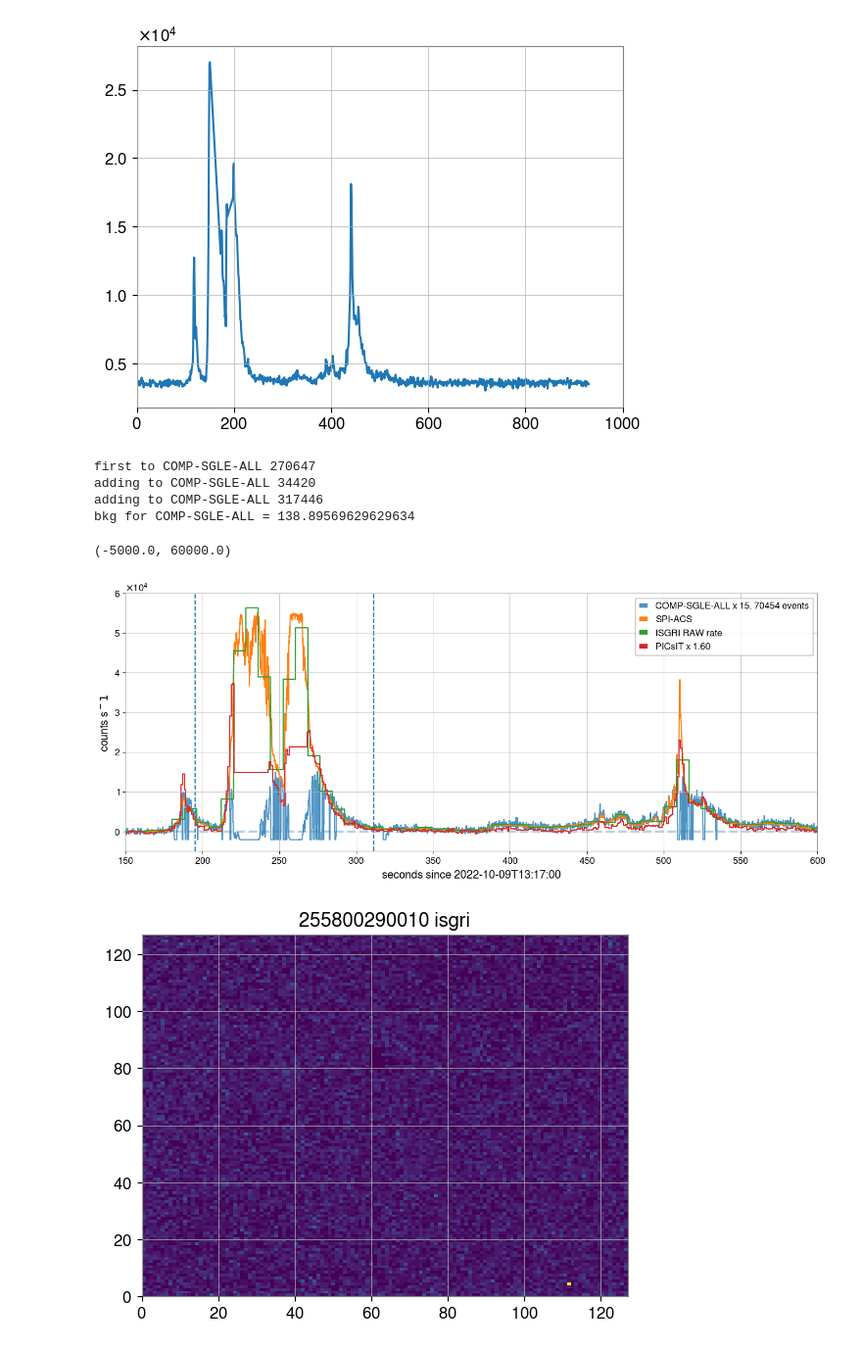
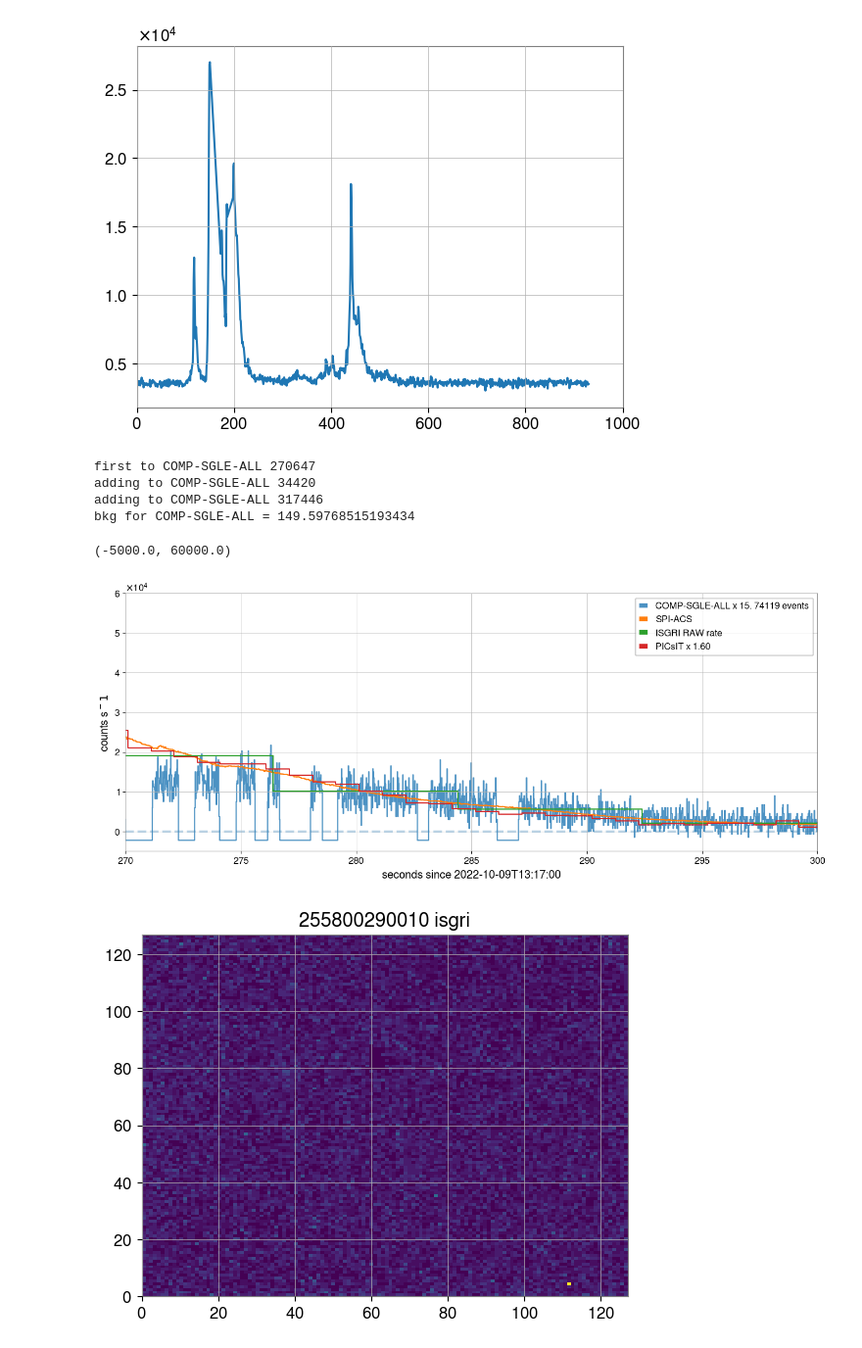
Before and after one commit to volodymyrss/grb221009, a Jupyter notebook: prompt.ipynb, the cells around one changed output. Shown at 98% size. Saved outputs shown, nothing was run; the diff lists cells and outputs as text; code cells hidden in the pictures.

```diff
--- a/prompt.ipynb
+++ b/prompt.ipynb
@@ -272,7 +272,9 @@ for ext, data in events_by_ext.items():
 
     Ec = Ei + Ep
 
-    h = np.histogram(ijd2plot(T), bins=np.linspace(-10, 800, int(810/0.2)))
+    tbin = 0.02
+
+    h = np.histogram(ijd2plot(T), bins=np.linspace(-10, 800, int(810/tbin)))
     dt = (h[1][1:] - h[1][:-1])
     tc = (h[1][1:] + h[1][:-1]) / 2.
     rate = h[0] / dt
@@ -331,36 +333,38 @@ plt.ylim([-5e3, 6e4])
 plt.xlim([150, 600])
 plt.savefig("figs/prompt.pdf")
 
 plt.xlim([250, 400])
 plt.savefig("figs/prompt_p1.pdf")
 
 plt.xlim([-10, 10])
 plt.ylim([-1e3, 1e3])
 plt.savefig("figs/precursor.pdf")
 
 
 plt.xlim([10, 800])
 
-plt.xlim([150, 600])
+# plt.xlim([150, 600])
+plt.xlim([270, 300])
+
 # plt.xlim([450, 600])
 plt.ylim([-5e3, 6e4])
 
 # plt.xlim([300, 310])
 # plt.ylim([-0.5e3, 3e3])
 
 
 # TODO: also show early one
 # TODO: search for smaller excesses allover
 # TODO: check if saturation is by ISGRI module, else why smooth transitions in compton rate
 # TODO: search for long-term in compton, good sensitivity
 # TODO: check detector plane near compton saturations, module?
 # %% [output]
 first to COMP-SGLE-ALL 270647
 adding to COMP-SGLE-ALL 34420
 adding to COMP-SGLE-ALL 317446
-bkg for COMP-SGLE-ALL = 138.89569629629634
+bkg for COMP-SGLE-ALL = 149.59768515193434
 (-5000.0, 60000.0)
-[figure, old version]
+[figure, new version]
 # %%
 
 for scwid in isgri_event_file.keys():
```
Also changed, not shown: 5 other files.
